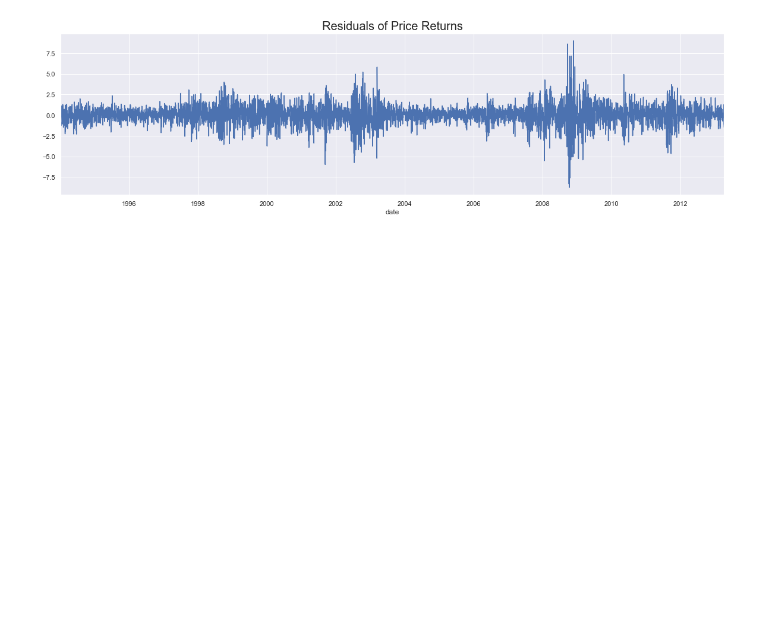
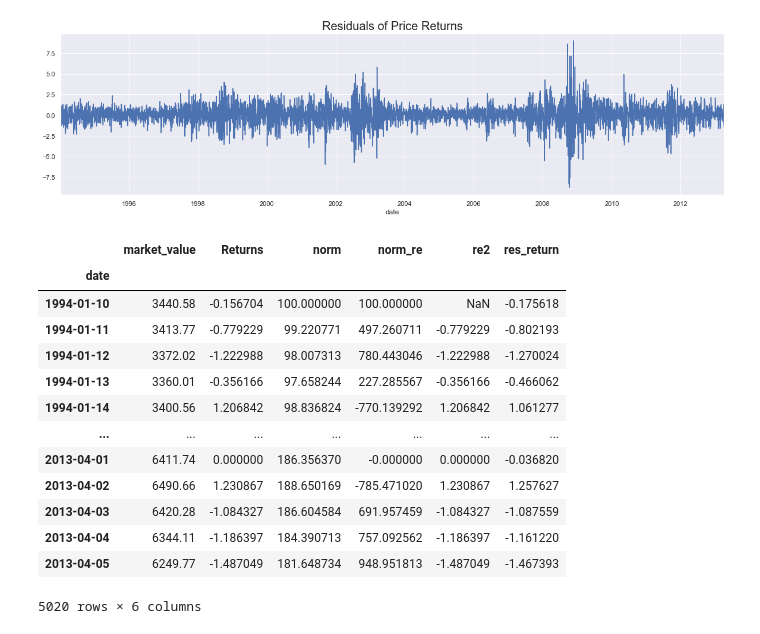
Before and after one commit to junglewill/Time-series-analysis-in-Python, a Jupyter notebook: AR_Model_Returns.ipynb, the cells around one changed output. Saved outputs shown, nothing was run; the diff lists cells and outputs as text; code cells hidden in the pictures; blank space fills up the shorter version.

```diff
--- a/AR_Model_Returns.ipynb
+++ b/AR_Model_Returns.ipynb
@@ -471,3 +472,20 @@ plt.title('Residuals of Price Returns', size=20)
 plt.show()
 # %% [output]
 [figure]
+# %%
+df
+# %% [output]
+|  | market_value | Returns | norm | norm_re | re2 | res_return |
+| date |  |  |  |  |  |  |
+| 1994-01-10 | 3440.58 | -0.156704 | 100.000000 | 100.000000 | NaN | -0.175618 |
+| 1994-01-11 | 3413.77 | -0.779229 | 99.220771 | 497.260711 | -0.779229 | -0.802193 |
+| 1994-01-12 | 3372.02 | -1.222988 | 98.007313 | 780.443046 | -1.222988 | -1.270024 |
+| 1994-01-13 | 3360.01 | -0.356166 | 97.658244 | 227.285567 | -0.356166 | -0.466062 |
+| 1994-01-14 | 3400.56 | 1.206842 | 98.836824 | -770.139292 | 1.206842 | 1.061277 |
+| ... | ... | ... | ... | ... | ... | ... |
+| 2013-04-01 | 6411.74 | 0.000000 | 186.356370 | -0.000000 | 0.000000 | -0.036820 |
+| 2013-04-02 | 6490.66 | 1.230867 | 188.650169 | -785.471020 | 1.230867 | 1.257627 |
+| 2013-04-03 | 6420.28 | -1.084327 | 186.604584 | 691.957459 | -1.084327 | -1.087559 |
+| 2013-04-04 | 6344.11 | -1.186397 | 184.390713 | 757.092562 | -1.186397 | -1.161220 |
+| 2013-04-05 | 6249.77 | -1.487049 | 181.648734 | 948.951813 | -1.487049 | -1.467393 |
+5020 rows × 6 columns
```
Also changed, not shown: parts of 2 cells of this notebook, 1 other file.
